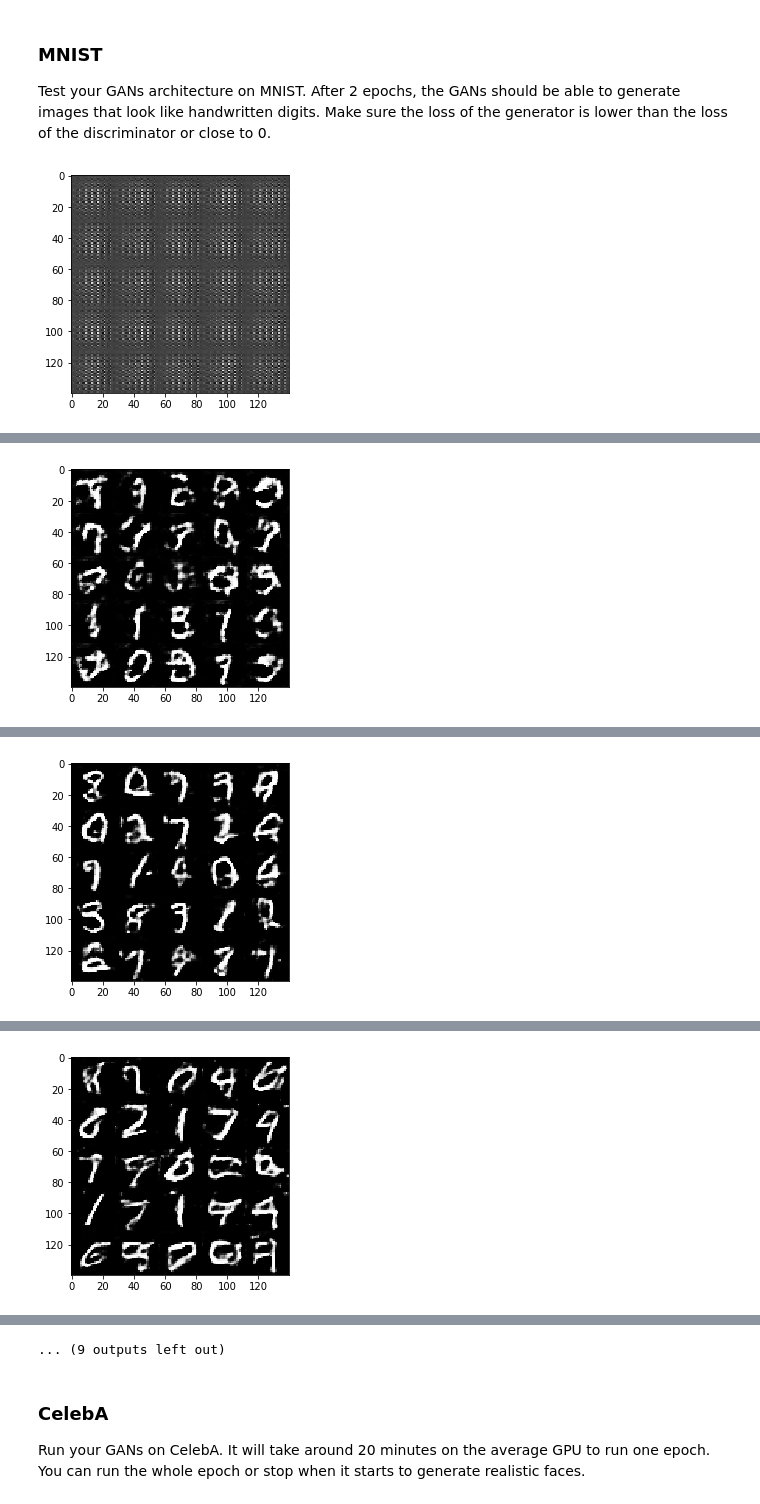
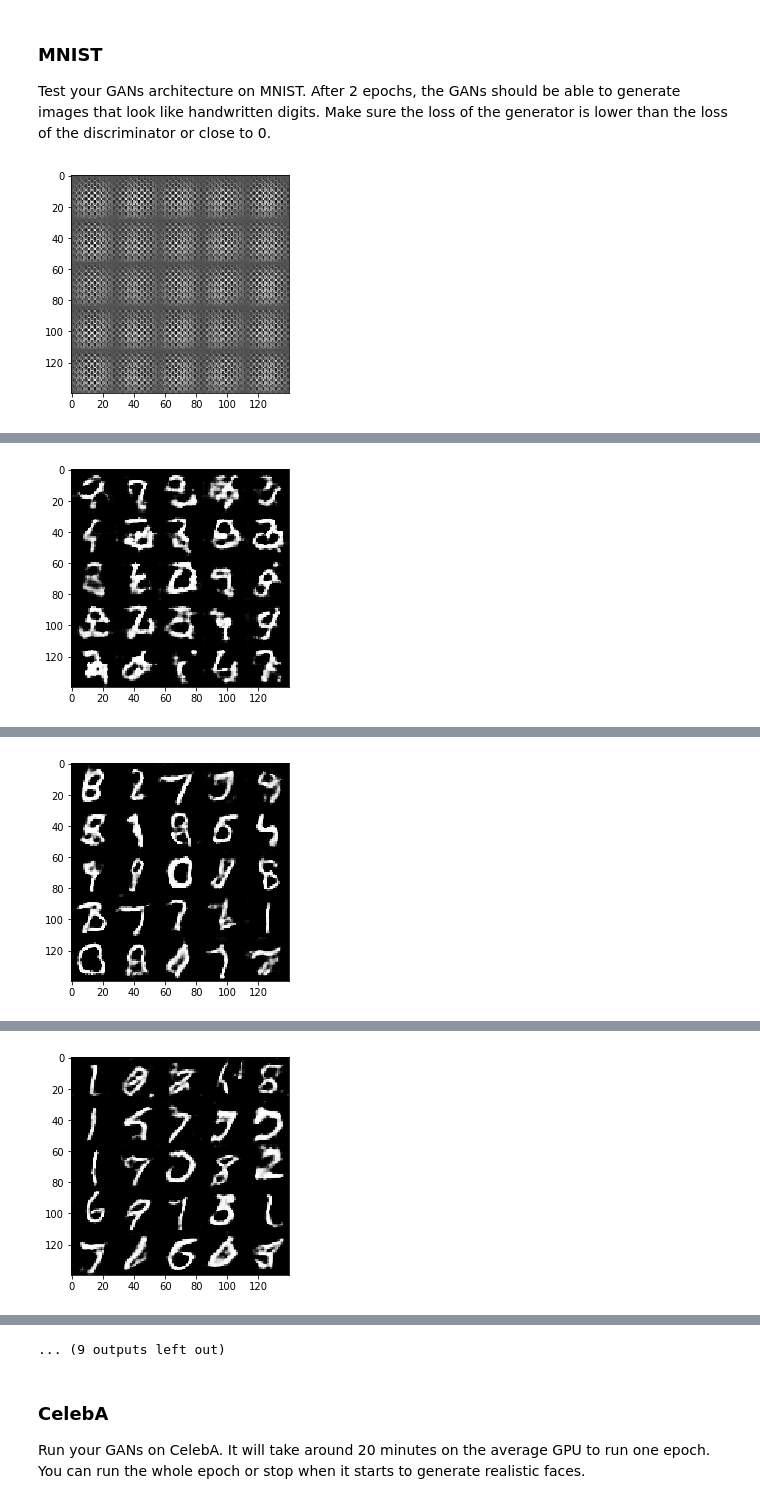
Before and after one commit to jbencina/udacity-nd101-projects, a Jupyter notebook: project5/dlnd_face_generation.ipynb, the cells around one changed output, grey strips where cells are left out. Cells and saved outputs as stored; diff of their text form; code cells hidden in the pictures.

```diff
--- a/project5/dlnd_face_generation.ipynb
+++ b/project5/dlnd_face_generation.ipynb
@@ -145,8 +145,8 @@ def discriminator(images, reuse=False):
     # TODO: Implement Function
 
     def swish(x):
-        return x * tf.sigmoid(x)
-        #return tf.maximum(x*0.25, x)
+        #return x * tf.sigmoid(x)
+        return tf.maximum(x*0.1, x)
 
     with tf.variable_scope('discriminator', reuse=reuse):
         x1 = tf.layers.conv2d(images, 64, 5, strides=2, padding='same')
@@ -378,6 +378,10 @@ def train(epoch_count, batch_size, z_dim, learning_rate, beta1, get_batches, dat
                                               input_real: batch_images*2,
                                               lr: learning_rate})
 
+                _ = sess.run(g_op, feed_dict={input_z: batch_z,
+                              input_real: batch_images*2,
+                              lr: learning_rate})
+
 
                 if step%50==0:
                     dl, gl = sess.run([d_loss, g_loss], feed_dict={input_real: batch_images,
@@ -396,8 +400,8 @@ Test your GANs architecture on MNIST.  After 2 epochs, the GANs should be able t
 # %%
 batch_size = 32
 z_dim = 100
-learning_rate = 0.002
-beta1 = 0.3
+learning_rate = 0.005
+beta1 = 0.35
 
 """
 DON'T MODIFY ANYTHING IN THIS CELL THAT IS BELOW THIS LINE
@@ -409,4 +413,4 @@ with tf.Graph().as_default():
     train(epochs, batch_size, z_dim, learning_rate, beta1, mnist_dataset.get_batches,
           mnist_dataset.shape, mnist_dataset.image_mode)
 # %% [output]
-[figure, old version]
+[figure, new version]
@@ -421 +425 @@ Step: 0-400 | Generator Loss: 0.4274 | Discriminator Loss: 1.5963
-[figure, old version]
+[figure, new version]
@@ -430 +434 @@ Step: 0-800 | Generator Loss: 0.6310 | Discriminator Loss: 1.3739
-[figure, old version]
+[figure, new version]
@@ -439 +443 @@ Step: 0-1200 | Generator Loss: 1.0980 | Discriminator Loss: 0.9426
-[figure, old version]
+[figure, new version]
```
Also changed, not shown: parts of 2 cells of this notebook, 1 other file.
